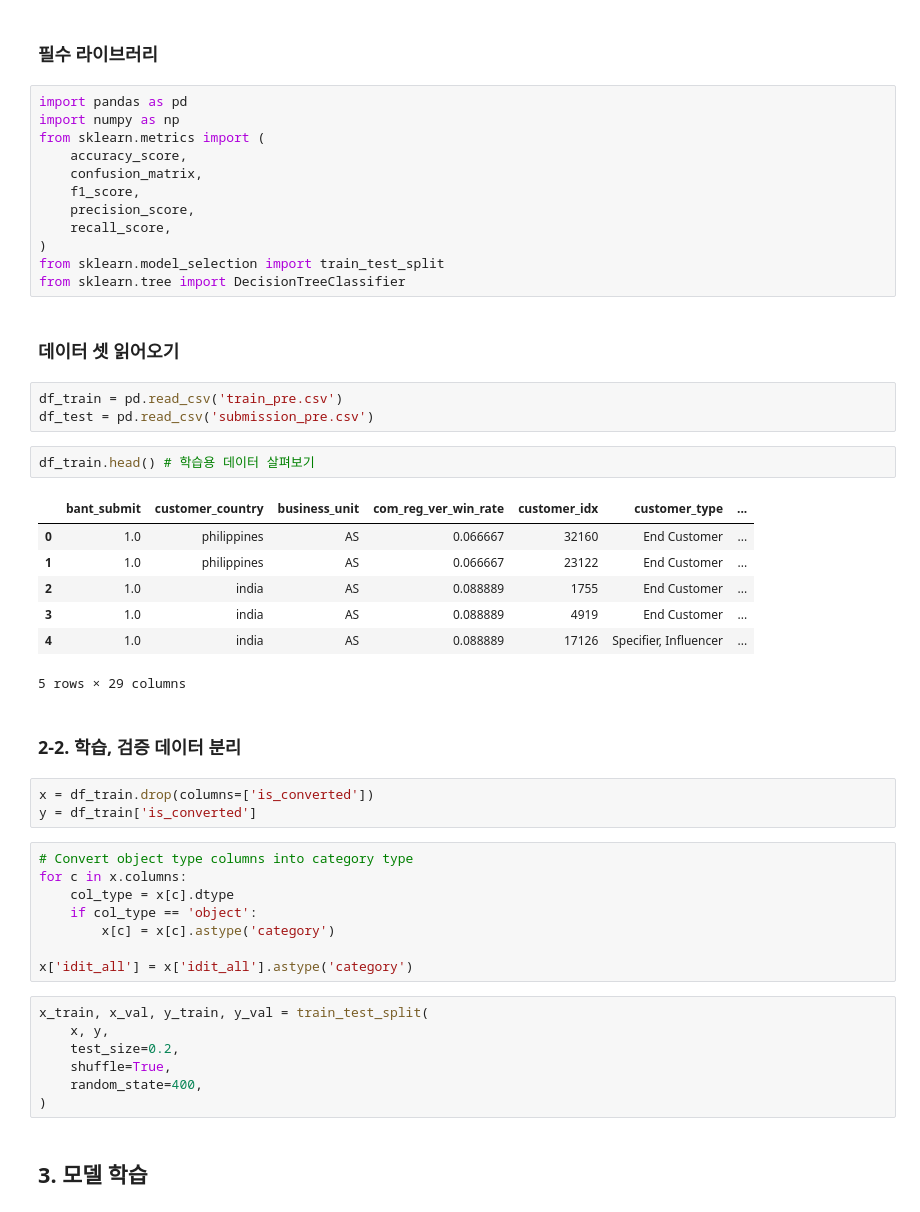
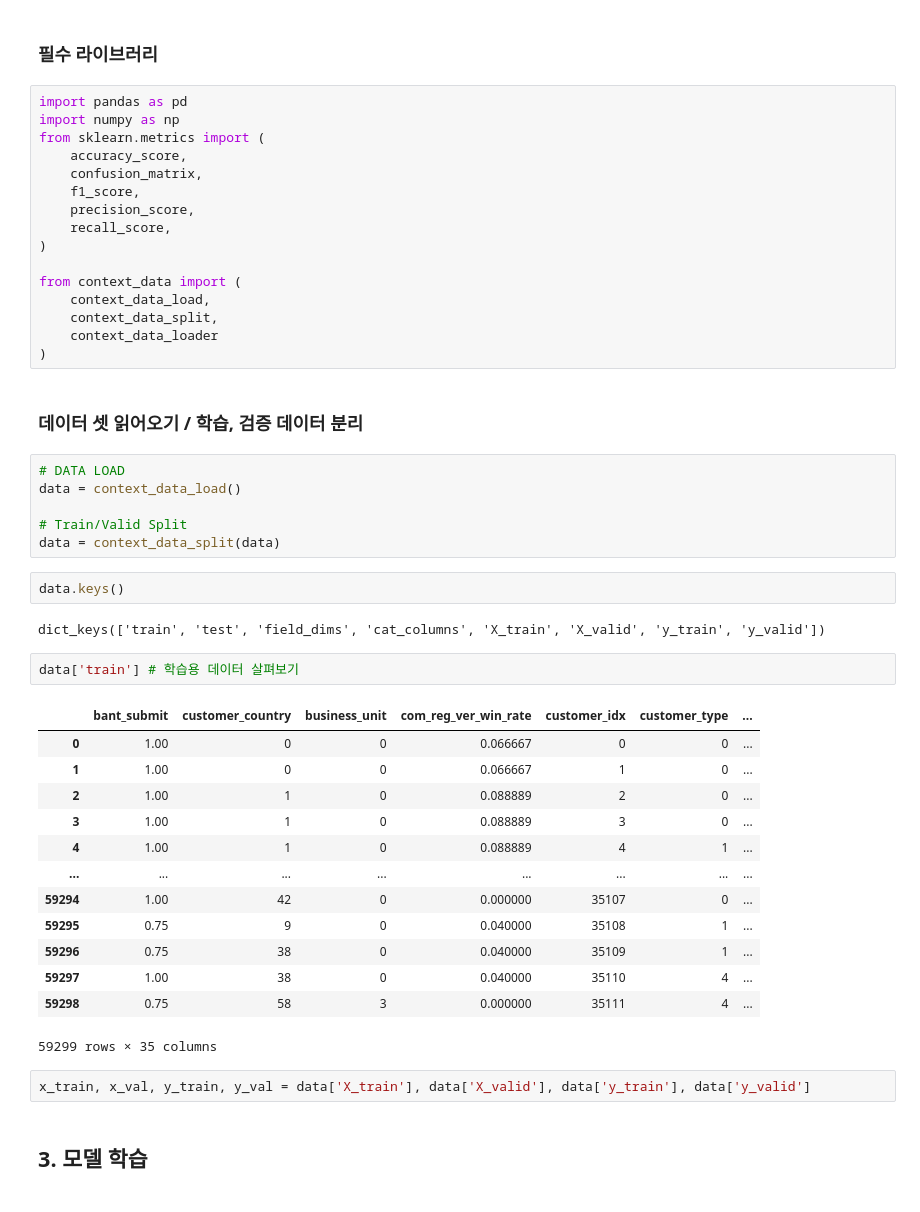
Before and after one commit to egahyun/LG_aimers_B2BEST, a Jupyter notebook: lightgbm.ipynb, the cells around one changed output. Saved outputs shown, nothing was run; the diff lists cells and outputs as text.

Commit message:
refactor: update lgbm model - add context_data_load

```diff
--- a/lightgbm.ipynb
+++ b/lightgbm.ipynb
@@ -14,43 +14,42 @@ from sklearn.metrics import (
     precision_score,
     recall_score,
 )
-from sklearn.model_selection import train_test_split
-from sklearn.tree import DecisionTreeClassifier
+
+from context_data import (
+    context_data_load,
+    context_data_split,
+    context_data_loader
+)
 # %% [markdown]
-### 데이터 셋 읽어오기
+### 데이터 셋 읽어오기 / 학습, 검증 데이터 분리
-# %%
-df_train = pd.read_csv('train_pre.csv')
-df_test = pd.read_csv('submission_pre.csv')
+# %%
+# DATA LOAD
+data = context_data_load()
+
+# Train/Valid Split
+data = context_data_split(data)
+# %%
+data.keys()
+# %% [output]
+dict_keys(['train', 'test', 'field_dims', 'cat_columns', 'X_train', 'X_valid', 'y_train', 'y_valid'])
 # %%
-df_train.head() # 학습용 데이터 살펴보기
+data['train'] # 학습용 데이터 살펴보기
 # %% [output]
 |  | bant_submit | customer_country | business_unit | com_reg_ver_win_rate | customer_idx | customer_type | ... |
-| 0 | 1.0 | philippines | AS | 0.066667 | 32160 | End Customer | ... |
-| 1 | 1.0 | philippines | AS | 0.066667 | 23122 | End Customer | ... |
-| 2 | 1.0 | india | AS | 0.088889 | 1755 | End Customer | ... |
-| 3 | 1.0 | india | AS | 0.088889 | 4919 | End Customer | ... |
-| 4 | 1.0 | india | AS | 0.088889 | 17126 | Specifier, Influencer | ... |
+| 0 | 1.00 | 0 | 0 | 0.066667 | 0 | 0 | ... |
+| 1 | 1.00 | 0 | 0 | 0.066667 | 1 | 0 | ... |
+| 2 | 1.00 | 1 | 0 | 0.088889 | 2 | 0 | ... |
+| 3 | 1.00 | 1 | 0 | 0.088889 | 3 | 0 | ... |
+| 4 | 1.00 | 1 | 0 | 0.088889 | 4 | 1 | ... |
+| ... | ... | ... | ... | ... | ... | ... | ... |
+| 59294 | 1.00 | 42 | 0 | 0.000000 | 35107 | 0 | ... |
+| 59295 | 0.75 | 9 | 0 | 0.040000 | 35108 | 1 | ... |
+| 59296 | 0.75 | 38 | 0 | 0.040000 | 35109 | 1 | ... |
+| 59297 | 1.00 | 38 | 0 | 0.040000 | 35110 | 4 | ... |
+| 59298 | 0.75 | 58 | 3 | 0.000000 | 35111 | 4 | ... |
-5 rows × 29 columns
+59299 rows × 35 columns
-# %% [markdown]
-### 2-2. 학습, 검증 데이터 분리
-# %%
-x = df_train.drop(columns=['is_converted'])
-y = df_train['is_converted']
-# %%
-# Convert object type columns into category type
-for c in x.columns:
-    col_type = x[c].dtype
-    if col_type == 'object':
-        x[c] = x[c].astype('category')
-
-x['idit_all'] = x['idit_all'].astype('category')
-# %%
-x_train, x_val, y_train, y_val = train_test_split(
-    x, y,
-    test_size=0.2,
-    shuffle=True,
-    random_state=400,
-)
+# %%
+x_train, x_val, y_train, y_val = data['X_train'], data['X_valid'], data['y_train'], data['y_valid']
 # %% [markdown]
 ## 3. 모델 학습
 # %% [markdown]
```
Also changed, not shown: parts of 3 cells of this notebook.
